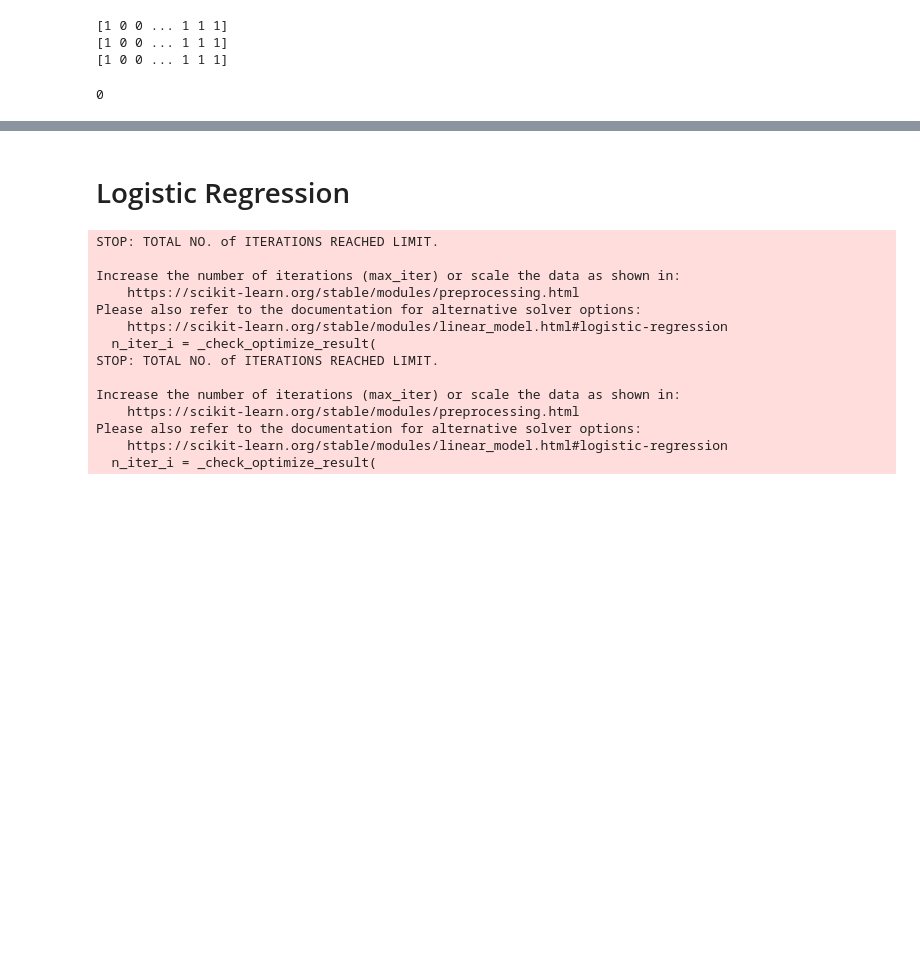
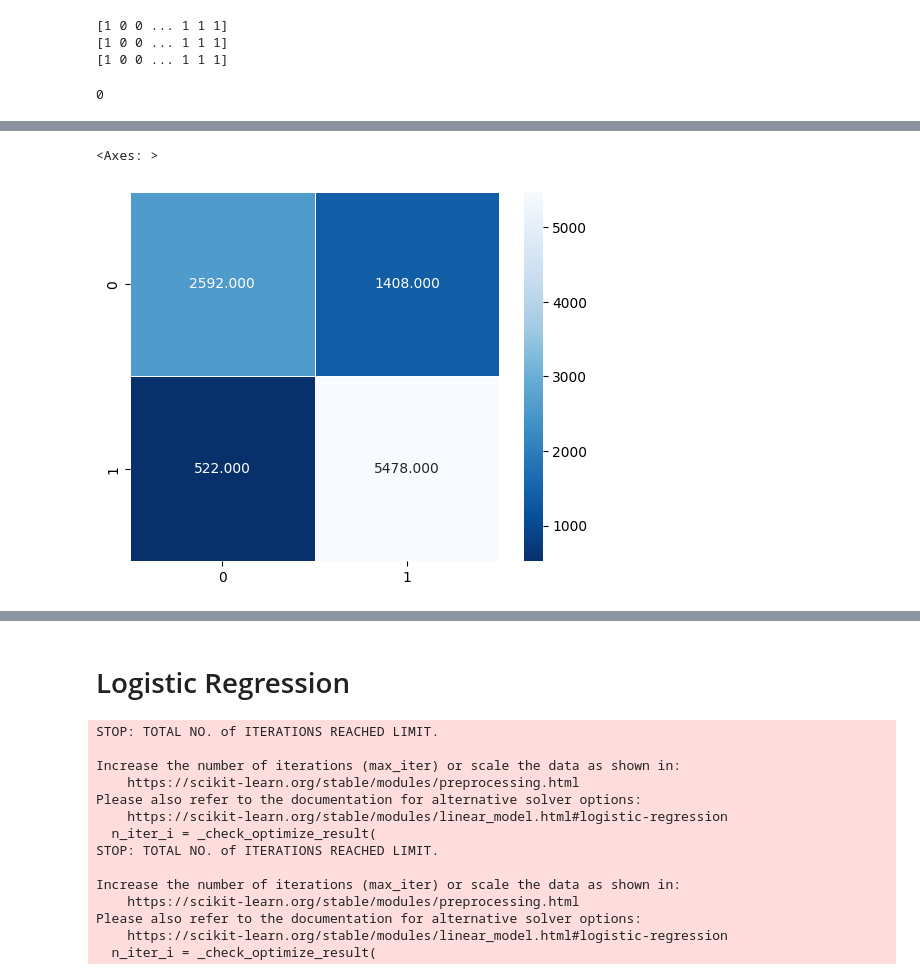
Before and after one commit to s-hashirahmed/cif10, a Jupyter notebook: c10.ipynb, the cells around one changed output, grey strips where cells are left out. Drawn from its saved outputs; the diff is of its cells as text; code cells hidden in the pictures; blank space fills up the shorter version.

```diff
--- a/c10.ipynb
+++ b/c10.ipynb
@@ -963,0 +987,7 @@ print("\tFalse Negatives:",cm_7[1,0])
+# %%
+cm_11 = confusion_matrix(y_test_reshaped_for_knn,y_hat_knn_2)
+
+sns.heatmap(cm_11, annot=True, fmt=".3f", linewidths=.5, square = True, cmap = 'Blues_r')
+# %% [output]
+<Axes: >
+[figure, added]
```
Also changed, not shown: parts of 15 cells of this notebook.
